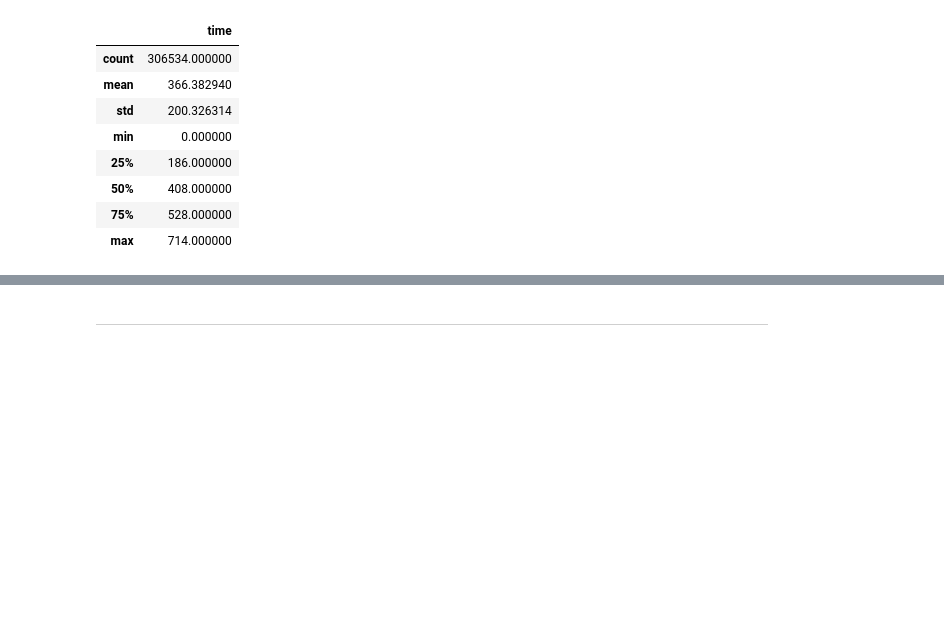
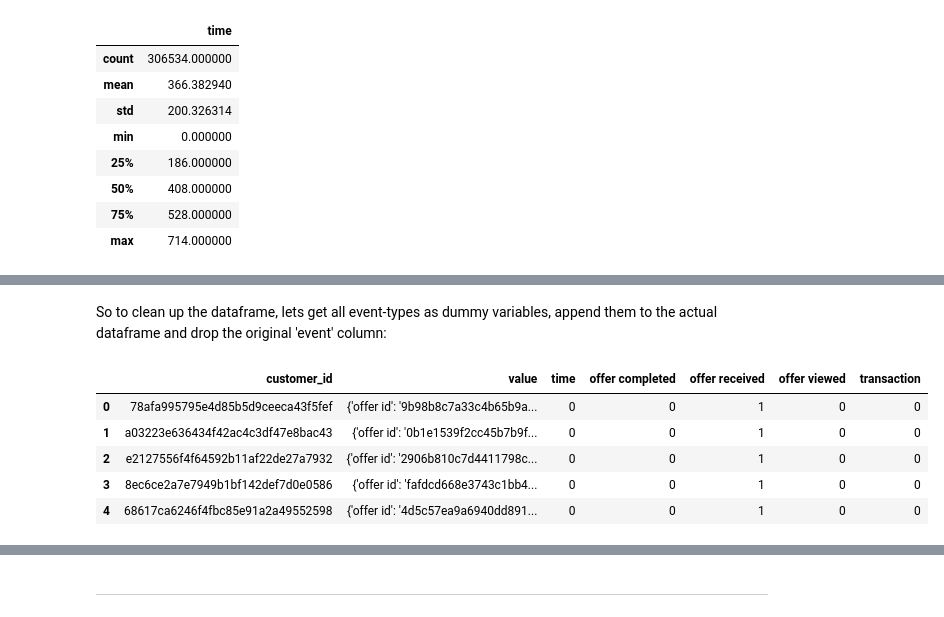
Before and after one commit to Daniel-Hutcheson/starbucks_capstone_project, a Jupyter notebook: Starbucks_Capstone_notebook.ipynb, the cells around one changed output, grey strips where cells are left out. Saved outputs shown, nothing was run; the diff lists cells and outputs as text; code cells hidden in the pictures; blank space fills up the shorter version.

```diff
--- a/Starbucks_Capstone_notebook.ipynb
+++ b/Starbucks_Capstone_notebook.ipynb
@@ -342,0 +413,14 @@ transcript.describe()
+# %% [markdown]
+So to clean up the dataframe, lets get all event-types as dummy variables, append them to the actual dataframe and drop the original 'event' column:
+# %%
+dummy_df = pd.get_dummies(transcript_df.event)
+transcript_df = pd.concat([transcript_df, dummy_df], axis=1)
+transcript_df.drop(columns=['event'], inplace=True)
+transcript_df.head()
+# %% [output]
+|  | customer_id | value | time | offer completed | offer received | offer viewed | transaction |
+| 0 | 78afa995795e4d85b5d9ceeca43f5fef | {'offer id': '9b98b8c7a33c4b65b9a... | 0 | 0 | 1 | 0 | 0 |
+| 1 | a03223e636434f42ac4c3df47e8bac43 | {'offer id': '0b1e1539f2cc45b7b9f... | 0 | 0 | 1 | 0 | 0 |
+| 2 | e2127556f4f64592b11af22de27a7932 | {'offer id': '2906b810c7d4411798c... | 0 | 0 | 1 | 0 | 0 |
+| 3 | 8ec6ce2a7e7949b1bf142def7d0e0586 | {'offer id': 'fafdcd668e3743c1bb4... | 0 | 0 | 1 | 0 | 0 |
+| 4 | 68617ca6246f4fbc85e91a2a49552598 | {'offer id': '4d5c57ea9a6940dd891... | 0 | 0 | 1 | 0 | 0 |
```
Also changed, not shown: parts of 19 cells of this notebook.
